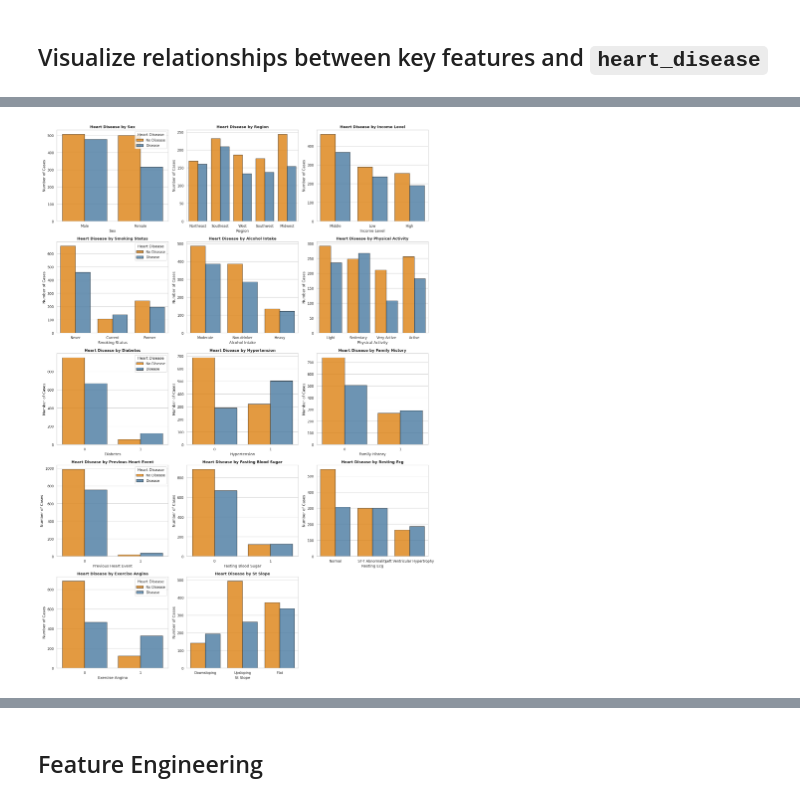
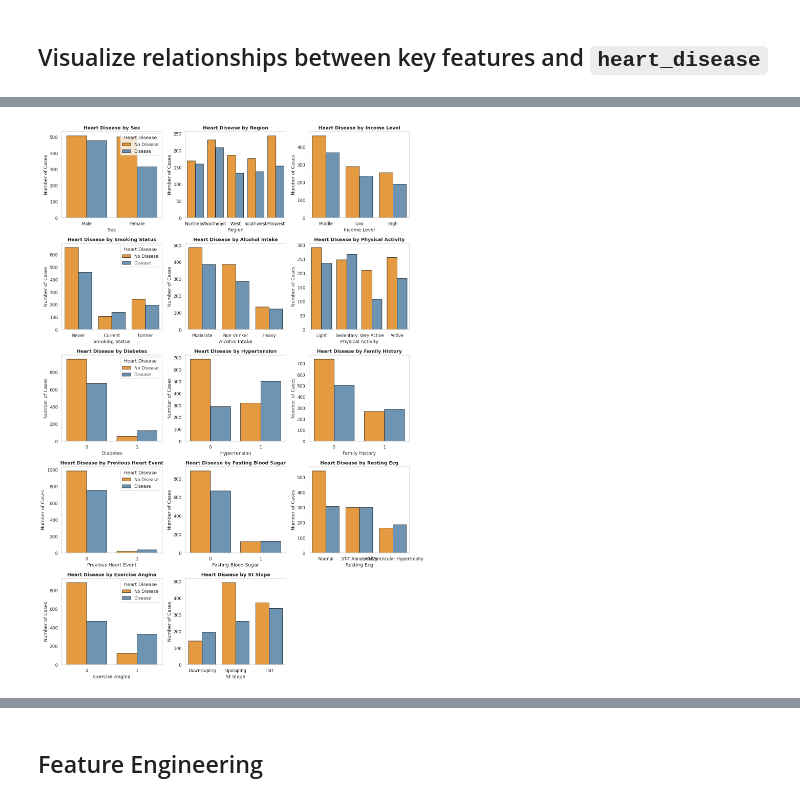
Before and after one commit to RahulGupta1291/ml-assignment-2, a Jupyter notebook: ML_2026AJ05022_Assignment2.ipynb, the cells around one changed output, grey strips where cells are left out. Saved outputs shown, nothing was run; the diff lists cells and outputs as text; code cells hidden in the pictures.

```diff
--- a/ML_2026AJ05022_Assignment2.ipynb
+++ b/ML_2026AJ05022_Assignment2.ipynb
@@ -33,6 +33,7 @@ https://www.kaggle.com/datasets/mohankrishnathalla/heart-disease-prediction-data
 # %%
 from google.colab import drive
 drive.mount('/content/drive')
+from google.colab import files
 
 import numpy as np
 import pandas as pd
@@ -69,6 +70,7 @@ np.random.seed(12)
 %matplotlib inline
 sns.set_theme(style="whitegrid", palette="deep")
 plt.rcParams.update({"figure.dpi": 110, "figure.autolayout": True, "axes.titleweight": "bold"})
+plt.rcParams['axes.grid'] = False
 # %% [output]
 Drive already mounted at /content/drive; to attempt to forcibly remount, call drive.mount("/content/drive", force_remount=True).
 # %% [markdown]
@@ -225,6 +225,6 @@ categorical_vars = [
 # %%
 # ---- Initialize the subplot grid ----
-fig, axes = plt.subplots(nrows=4, ncols=3, figsize=(18, 4.5 * 4))
+fig, axes = plt.subplots(nrows=4, ncols=3, figsize=(15, 4.5 * 3))
 axes = axes.flatten()
 
 # ---- Loop through each variable and plot the distributions ----
@@ -309,30 +309,30 @@ Name: heart_disease, dtype: float64
 # %%
 # ---- Initialize the subplot grid ----
-fig, axes = plt.subplots(nrows=5, ncols=3, figsize=(18, 25))
+fig, axes = plt.subplots(nrows=5, ncols=3, figsize=(14, 20))
 axes = axes.flatten()
 
 # ---- Loop through each variable and plot the categorical counts
 for i, var in enumerate(categorical_vars):
     sns.countplot(data=train, x=var, hue="heart_disease", palette={0: "darkorange", 1: "steelblue"}, alpha=0.85, edgecolor="black", linewidth=1, ax=axes[i])
 
     axes[i].set_title(f"Heart Disease by {var.replace('_', ' ').title()}", fontsize=12, fontweight='bold')
     axes[i].set_xlabel(var.replace('_', ' ').title())
     axes[i].set_ylabel("Number of Cases")
 
     legend = axes[i].get_legend()
     legend.set_title("Heart Disease")
     # Display legends on 1st plot of every row to avoid crowding
     if i % 3 == 0:
         axes[i].legend(["No Disease", "Disease"], title="Heart Disease")
     else:
         axes[i].get_legend().remove()
 
 # ---- Hide the final empty subplot (15th slot) since we only have 14 variables ----
 axes[-1].axis('off')
 
 plt.tight_layout()
 plt.show()
 # %% [output]
-[figure, old version]
+[figure, new version]
 # %%
 # ---- Setup the subplot grid (5 rows, 3 columns)   ----
```
Also changed, not shown: parts of 27 cells of this notebook.
